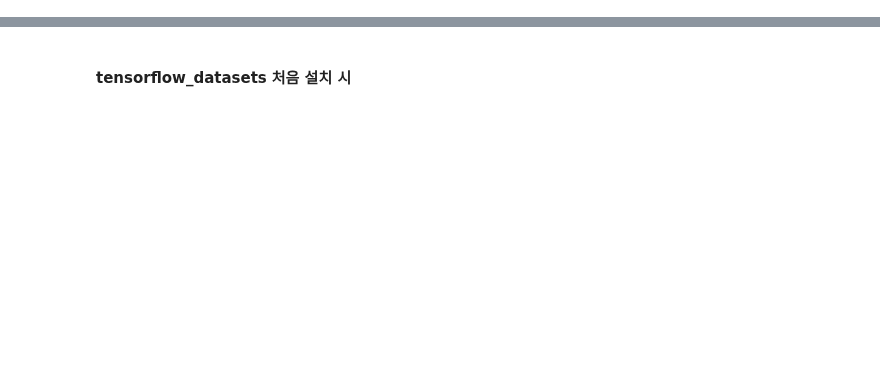
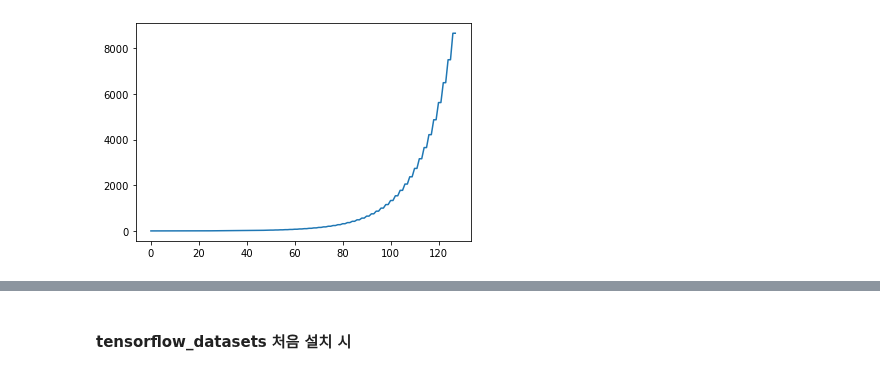
Before and after one commit to imguru-mooc/AI_NLP_ADVANCED, a Jupyter notebook: 소스_1/ch09/Transformer.ipynb, the cells around one changed output, grey strips where cells are left out. Saved outputs shown, nothing was run; the diff lists cells and outputs as text; code cells hidden in the pictures; blank space fills up the shorter version.

```diff
--- a/소스_1/ch09/Transformer.ipynb
+++ b/소스_1/ch09/Transformer.ipynb
@@ -22,3 +39,16 @@ print(i)
+# %%
+d_model = 128
+i=tf.range(d_model, dtype=tf.float32)[tf.newaxis, :] # (1,128)
+i // 2
+2 * (i // 2)
+tf.pow(10000,(2 * (i // 2)))
+(2 * (i // 2)) / tf.cast(d_model, tf.float32)
+y = tf.pow(10000, (2 * (i // 2)) / tf.cast(d_model, tf.float32))
+i
+plt.plot(i[0],y[0])
+plt.show()
+# %% [output]
+[figure, added]
 # %%
 import matplotlib.pyplot as plt
 import numpy as np
```
Also changed, not shown: parts of 55 cells of this notebook.
